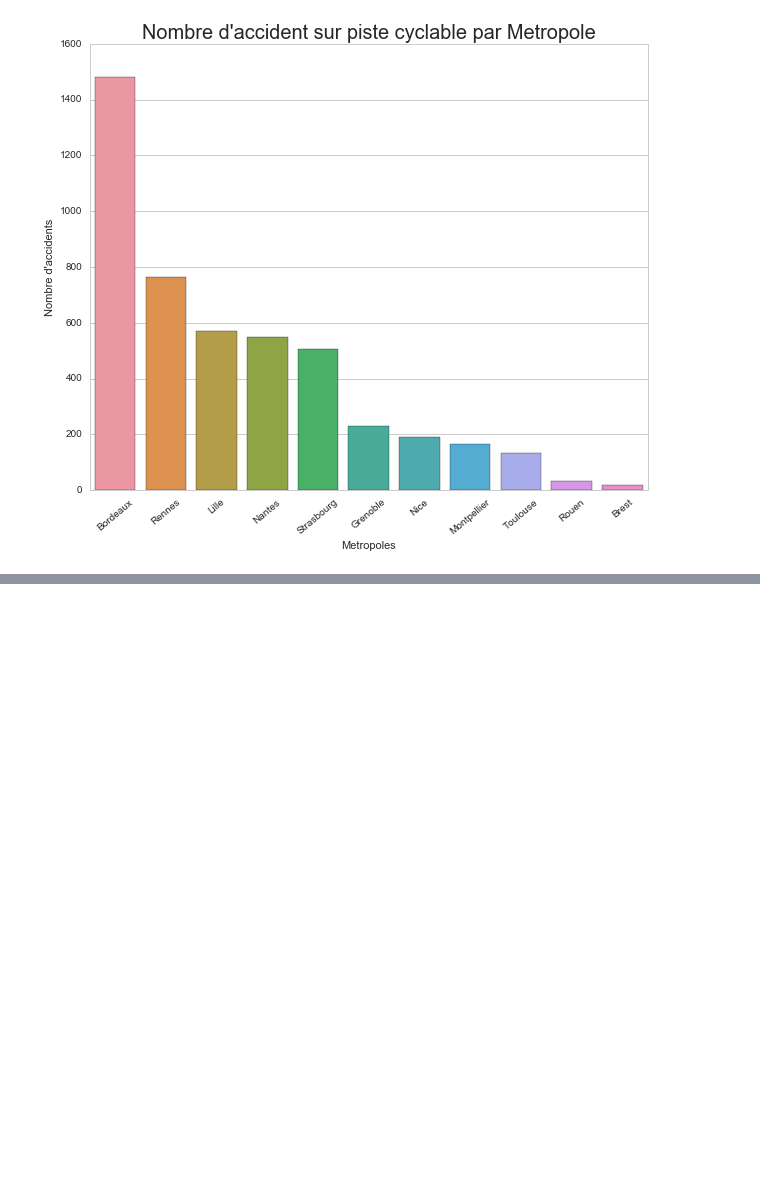
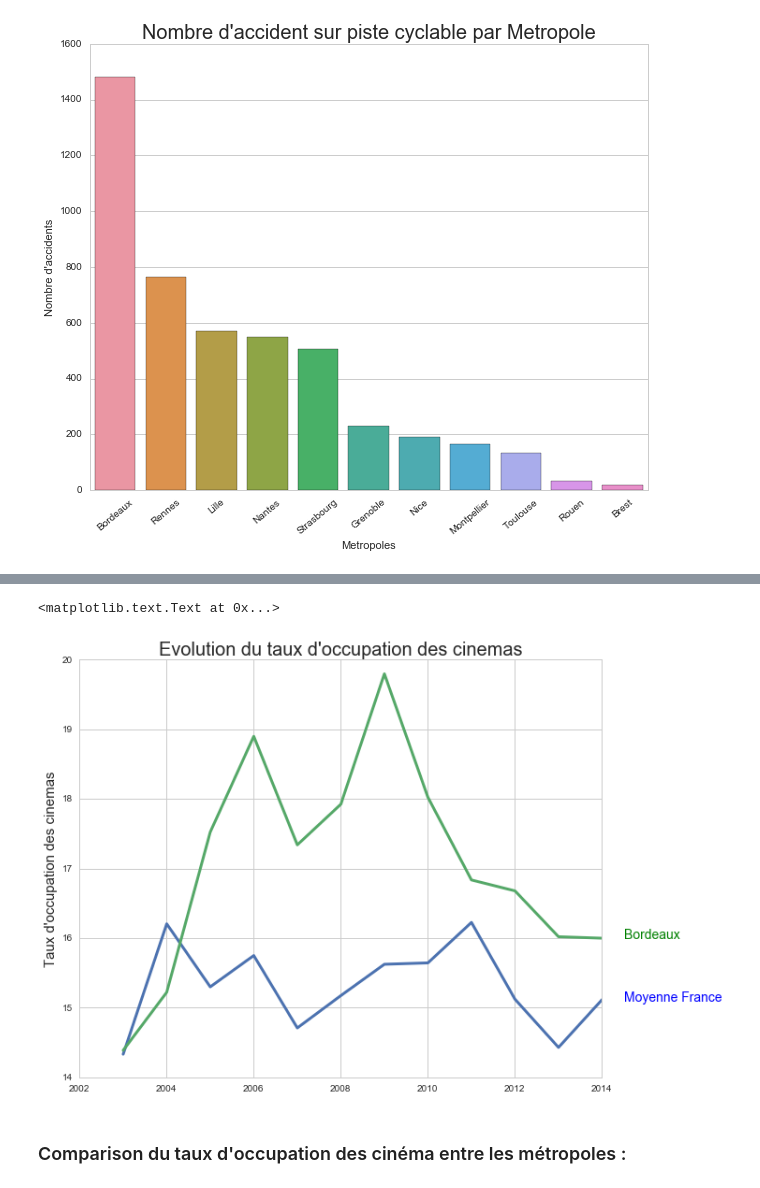
Before and after one commit to armgilles/datafactBDX, a Jupyter notebook: Explore_data.ipynb, the cells around one changed output, grey strips where cells are left out. Saved outputs shown, nothing was run; the diff lists cells and outputs as text; code cells hidden in the pictures; blank space fills up the shorter version.

Commit message:
Adding Bordeaux & cinéma evolution et comparatif avec les autres metropoles fix #4

```diff
--- a/Explore_data.ipynb
+++ b/Explore_data.ipynb
@@ -540,0 +561,3 @@ ax.set_title("Nombre d'accident sur piste cyclable par Metropole", fontsize=20)
+# %%
+mean_france.columns = ['year', 'France']
+mean_france.head()
@@ -540,0 +571,5 @@ ax.set_title("Nombre d'accident sur piste cyclable par Metropole", fontsize=20)
+# %%
+mean_bdx = cinema[cinema['Code INSEE'] == '33063'].groupby(["Année"])["Taux d'occupation"].mean().reset_index()
+# %%
+mean_bdx.columns = ['year', 'Bordeaux']
+mean_bdx.head()
@@ -540,0 +583,3 @@ ax.set_title("Nombre d'accident sur piste cyclable par Metropole", fontsize=20)
+# %%
+mean_fr_vs_bdx = mean_france.merge(mean_bdx, on='year', how='inner')
+mean_fr_vs_bdx
@@ -540,0 +602,14 @@ ax.set_title("Nombre d'accident sur piste cyclable par Metropole", fontsize=20)
+# %%
+plt.figure(figsize=(10, 8))
+plt.plot(mean_fr_vs_bdx.year, mean_fr_vs_bdx.France, lw=3, label="Moyenne France")
+plt.plot(mean_fr_vs_bdx.year, mean_fr_vs_bdx.Bordeaux, lw=3)
+plt.ylabel("Taux d'occupation des cinemas", fontsize=15)
+plt.title("Evolution du taux d'occupation des cinemas", fontsize=20)
+
+plt.text(2014.5, 16, "Bordeaux", fontsize=14, color="g")
+plt.text(2014.5, 15.1, "Moyenne France", fontsize=14, color="b")
+# %% [output]
+<matplotlib.text.Text at 0x...>
+[figure, added]
+# %% [markdown]
+### Comparison du taux d'occupation des cinéma entre les métropoles :
```
Also changed, not shown: parts of 20 cells of this notebook.
